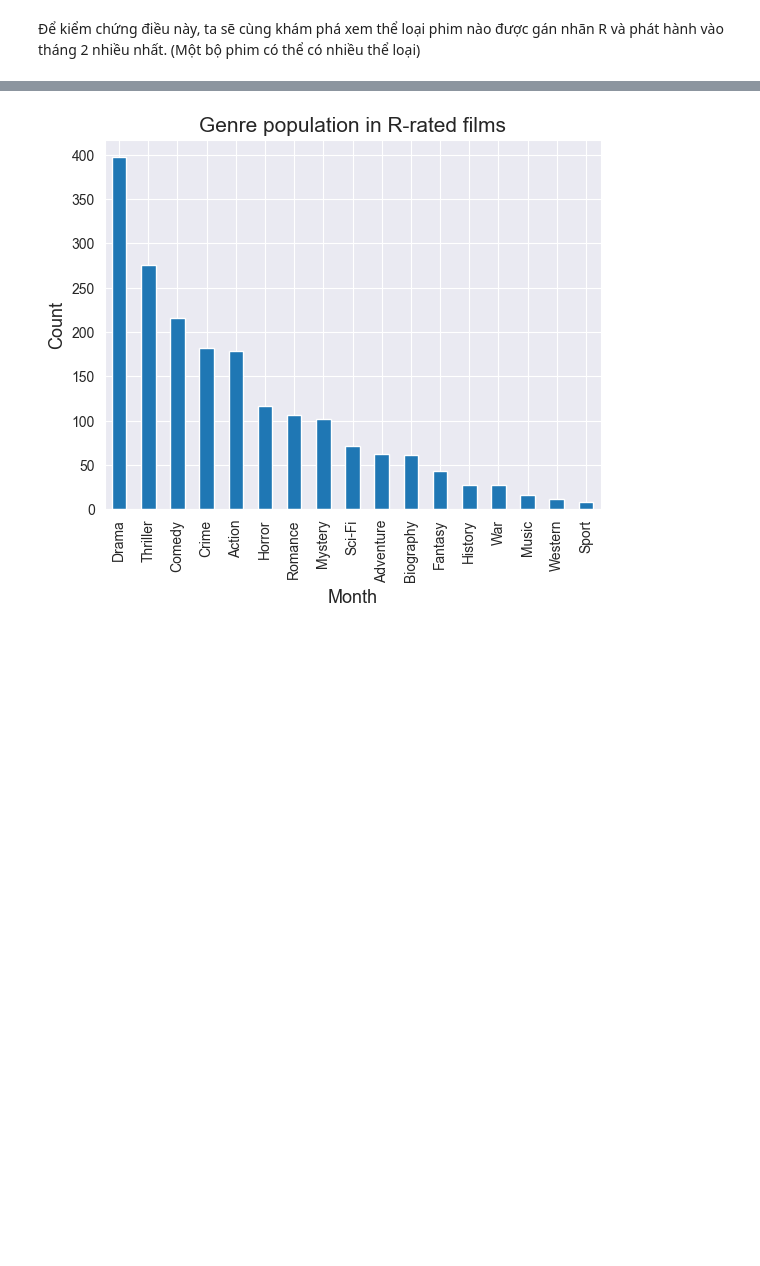
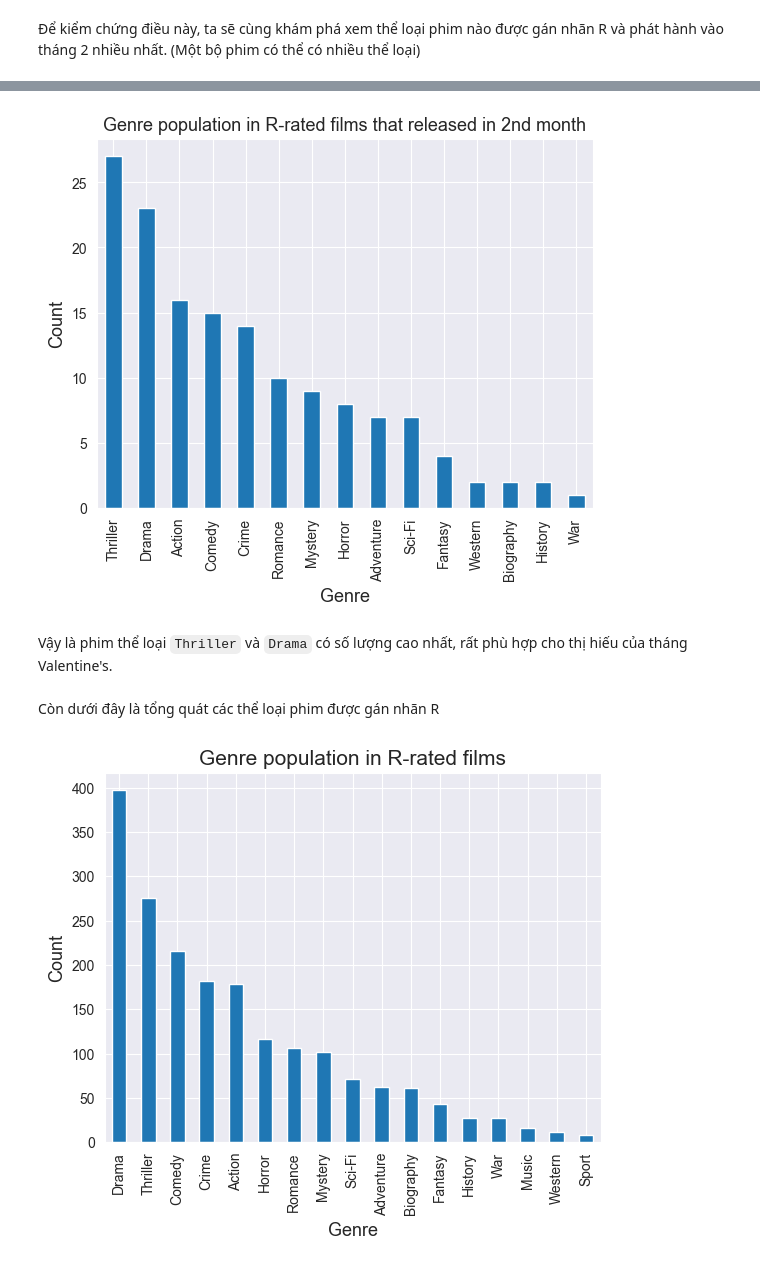
Before and after one commit to Eakan-Git/Introduction-to-Data-Science, a Jupyter notebook: data_explorations.ipynb, the cells around one changed output, grey strips where cells are left out. Cells and saved outputs as stored; diff of their text form; code cells hidden in the pictures; blank space fills up the shorter version.

```diff
--- a/data_explorations.ipynb
+++ b/data_explorations.ipynb
@@ -526,2 +526,5 @@ Trái ngược với số lượng phim được phát hành áp đảo của th
 # %% [markdown]
 Để kiểm chứng điều này, ta sẽ cùng khám phá xem thể loại phim nào được gán nhãn R và phát hành vào tháng 2 nhiều nhất. (Một bộ phim có thể có nhiều thể loại)
+# %%
+R_rated_in_2nd_month = R_release.loc[R_release['release_month'] == 2, 'genre']
+R_rated_in_2nd_month.head(10)
@@ -528,3 +543,15 @@ Trái ngược với số lượng phim được phát hành áp đảo của th
+# %%
+R_rated_in_2nd_month.explode().value_counts().plot(kind='bar');
+plt.title('Genre population in R-rated films that released in 2nd month',fontsize = 13)
+plt.xlabel('Genre',fontsize = 13)
+plt.ylabel('Count',fontsize = 13)
+sns.set_style("darkgrid")
+# %% [output]
+[figure, added]
+# %% [markdown]
+Vậy là phim thể loại `Thriller` và `Drama` có số lượng cao nhất, rất phù hợp cho thị hiếu của tháng Valentine's.
+# %% [markdown]
+Còn dưới đây là tổng quát các thể loại phim được gán nhãn R
 # %%
 R_release["genre"].explode().value_counts().plot(kind='bar');
 plt.title('Genre population in R-rated films',fontsize = 15)
```
Also changed, not shown: parts of 5 cells of this notebook.
